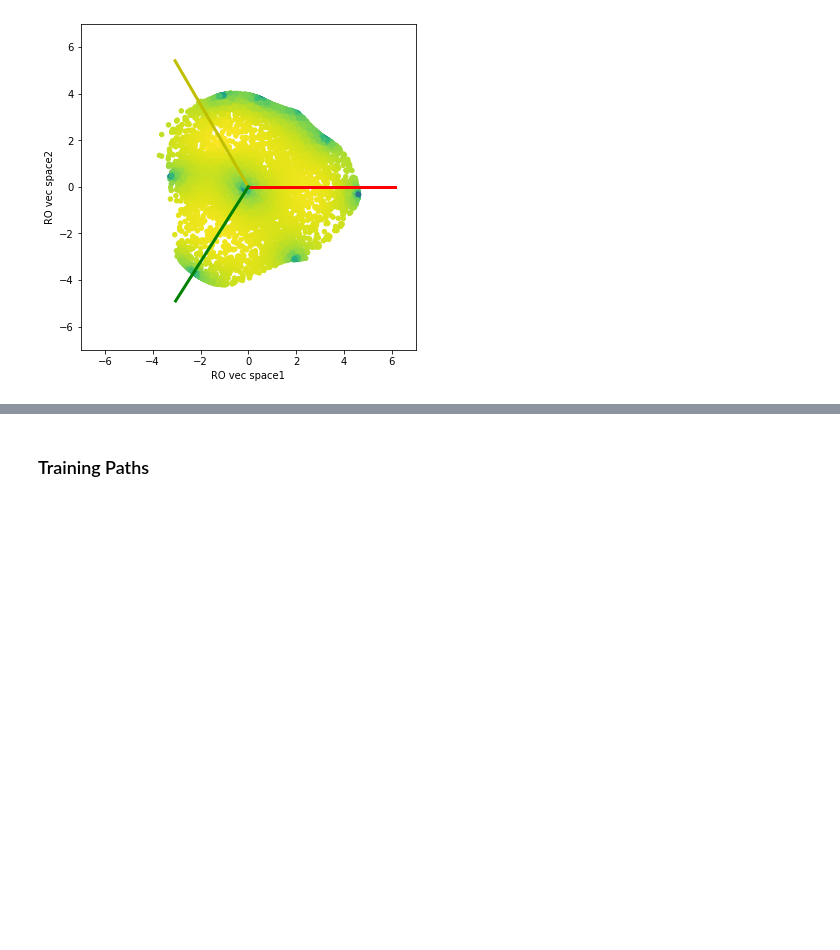
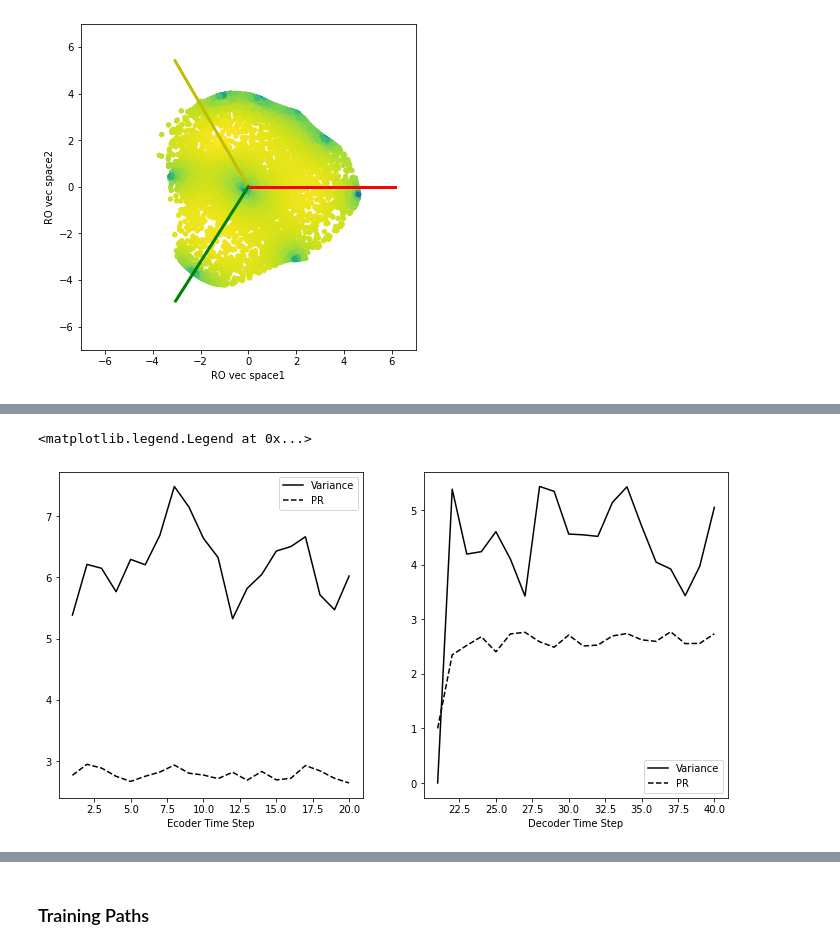
Before and after one commit to kaitken17/understand_nlp, a Jupyter notebook: sythetic_analysis_seq2seq.ipynb, the cells around one changed output, grey strips where cells are left out. Drawn from its saved outputs; the diff is of its cells as text; code cells hidden in the pictures; blank space fills up the shorter version.

```diff
--- a/sythetic_analysis_seq2seq.ipynb
+++ b/sythetic_analysis_seq2seq.ipynb
@@ -2652,18 +2679,0 @@ x.y -4.4703484e-08
-# %%
-# pts['enc'] = np.vstack([h[:toy_params['phrase_length']] for h in hs])
-# pts['dec'] = np.vstack([h[toy_params['phrase_length']-1:] for h in hs])
-time_idx = 15
-
-deflections = [[] for _ in range(len(toy_params['in_words']))] # empty list for each word
-all_defs = []
-for h_idx in range(len(hs)):
-  in_word_idx = np.argmax(syn_data_test['inputs'][h_idx, time_idx+1])
-  # print('in_word_idx', in_word_idx)
-  # print('h_idx', h_idx)
-  # print('time_idx', time_idx)
-  def_val = hs[h_idx][time_idx+1] - hs[h_idx][time_idx]
-  deflections[in_word_idx].append(def_val)
-  all_defs.append(def_val)
-
-for defs in deflections:
-  print('Length:', len(defs))
@@ -2869,0 +2680,32 @@ Slope: 1.1424838189591549
+# %%
+pts_subset = 'all'
+
+fig, (ax1, ax2) = plt.subplots(1, 2, figsize=(12, 6))
+
+time_var = np.zeros((hs[pts_subset][0].shape[0]))
+time_pr = np.zeros((hs[pts_subset][0].shape[0]))
+
+for time_idx in range(hs[pts_subset][0].shape[0]):
+  time_hs = np.asarray([hs[pts_subset][i][time_idx] for i in range(len(hs[pts_subset]))])
+  pca_time = PCA(n_components=np.min([time_hs.shape[0], rnn_specs['hidden_size']]))
+  _ = pca_time.fit_transform(time_hs)
+  time_var[time_idx] = np.sum(pca_time.explained_variance_)
+  time_pr[time_idx] = participation_ratio_vector(pca_time.explained_variance_)
+
+enc_len = hs_data['inputs'][0].shape[0]
+dec_len = toy_params['phrase_length']
+enc_times = [i+1 for i in range(enc_len)]
+dec_times = [i+1+enc_len for i in range(dec_len)]
+ax1.plot(enc_times, time_var[:enc_len], color='k', label='Variance')
+ax1.plot(enc_times, time_pr[:enc_len], color='k', linestyle='dashed', label='PR')
+ax2.plot(dec_times, time_var[enc_len:], color='k', label='Variance')
+ax2.plot(dec_times, time_pr[enc_len:], color='k', linestyle='dashed', label='PR')
+
+ax1.set_xlabel('Ecoder Time Step')
+ax2.set_xlabel('Decoder Time Step')
+
+ax1.legend()
+ax2.legend()
+# %% [output]
+<matplotlib.legend.Legend at 0x...>
+[figure, added]
```
Also changed, not shown: parts of 24 cells of this notebook.
